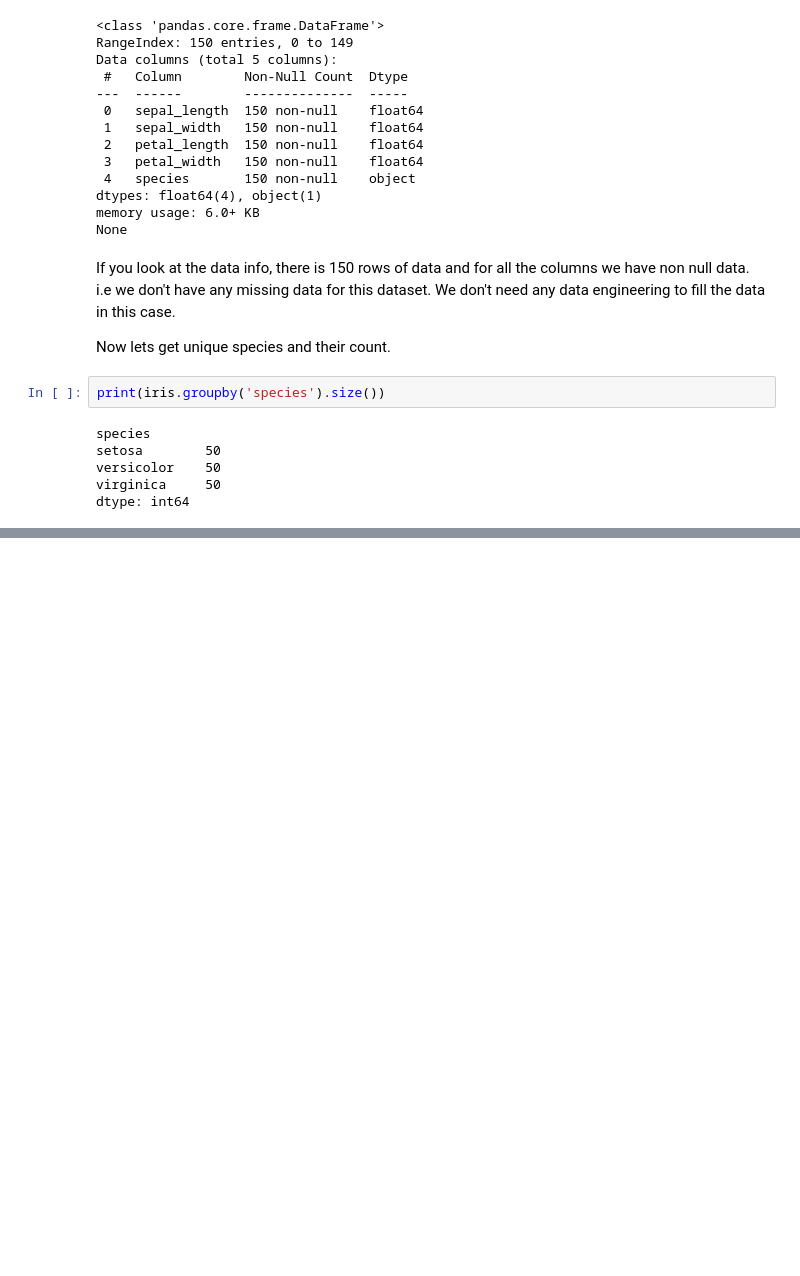
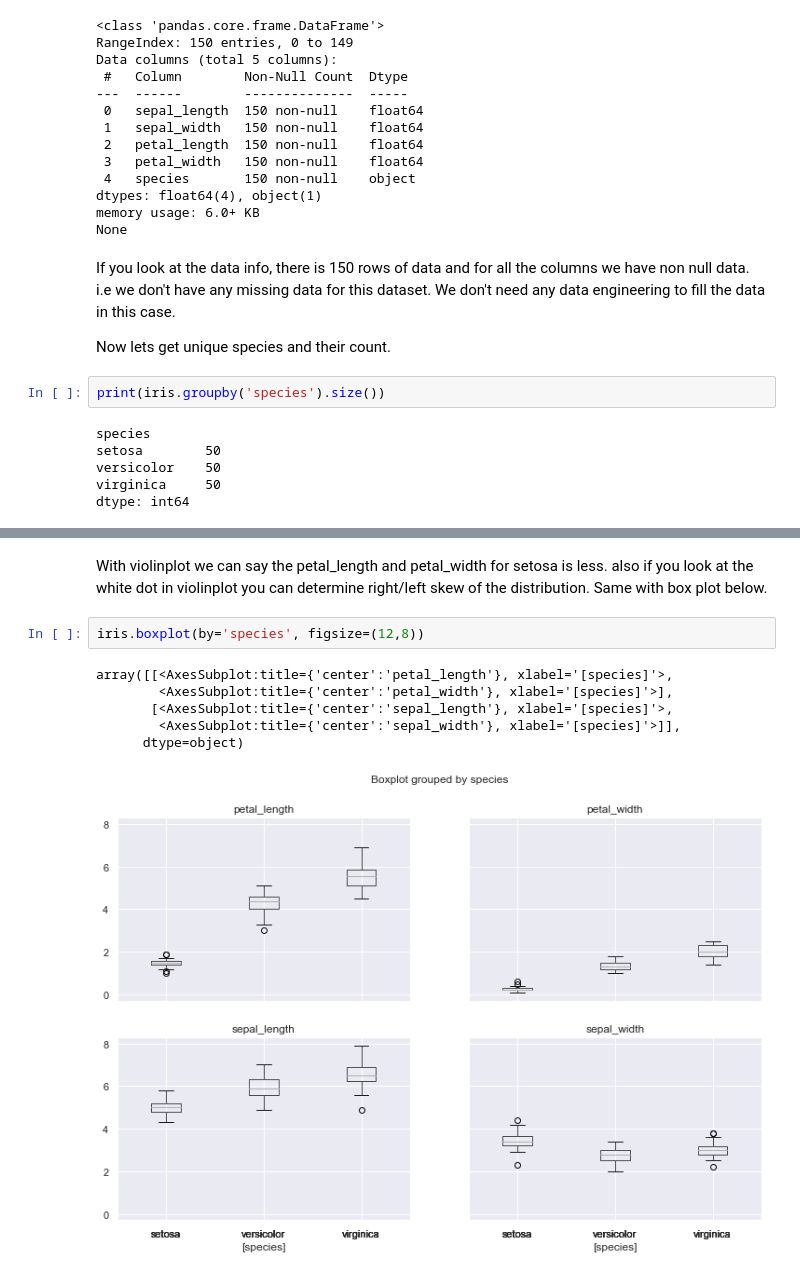
Before and after one commit to nirajramshrestha/MachineLearning, a Jupyter notebook: Iris Project/Iris Project.ipynb, the cells around one changed output, grey strips where cells are left out. Drawn from its saved outputs; the diff is of its cells as text; blank space fills up the shorter version.

```diff
--- a/Iris Project/Iris Project.ipynb
+++ b/Iris Project/Iris Project.ipynb
@@ -132,0 +165,11 @@ dtype: int64
+# %% [markdown]
+With violinplot we can say the petal_length and petal_width for setosa is less. also if you look at the white dot in violinplot you can determine right/left skew of the distribution. Same with box plot below.
+# %%
+iris.boxplot(by='species', figsize=(12,8))
+# %% [output]
+array([[<AxesSubplot:title={'center':'petal_length'}, xlabel='[species]'>,
+        <AxesSubplot:title={'center':'petal_width'}, xlabel='[species]'>],
+       [<AxesSubplot:title={'center':'sepal_length'}, xlabel='[species]'>,
+        <AxesSubplot:title={'center':'sepal_width'}, xlabel='[species]'>]],
+      dtype=object)
+[figure, added]
```
Also changed, not shown: parts of 8 cells of this notebook.
